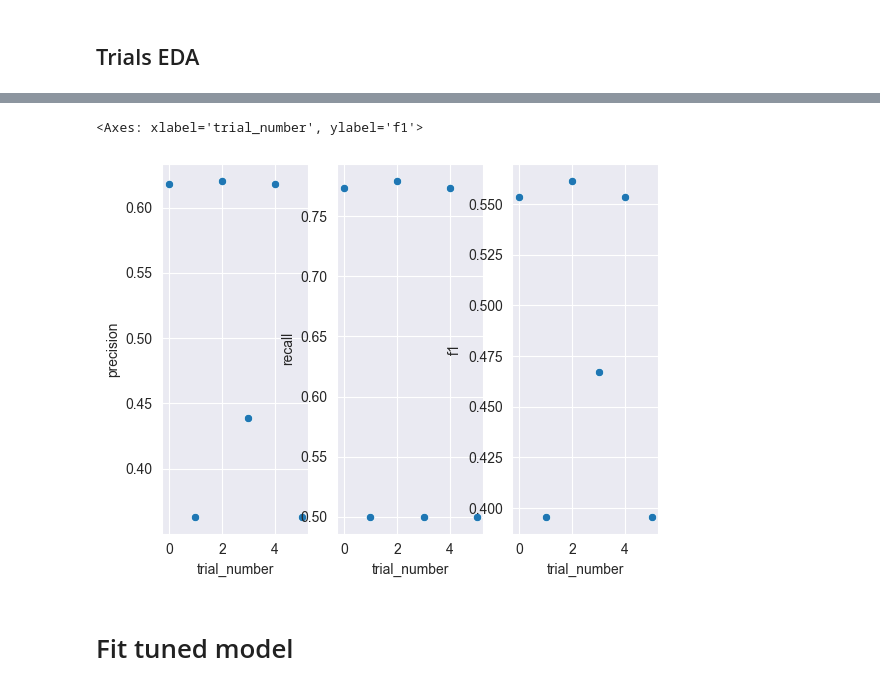
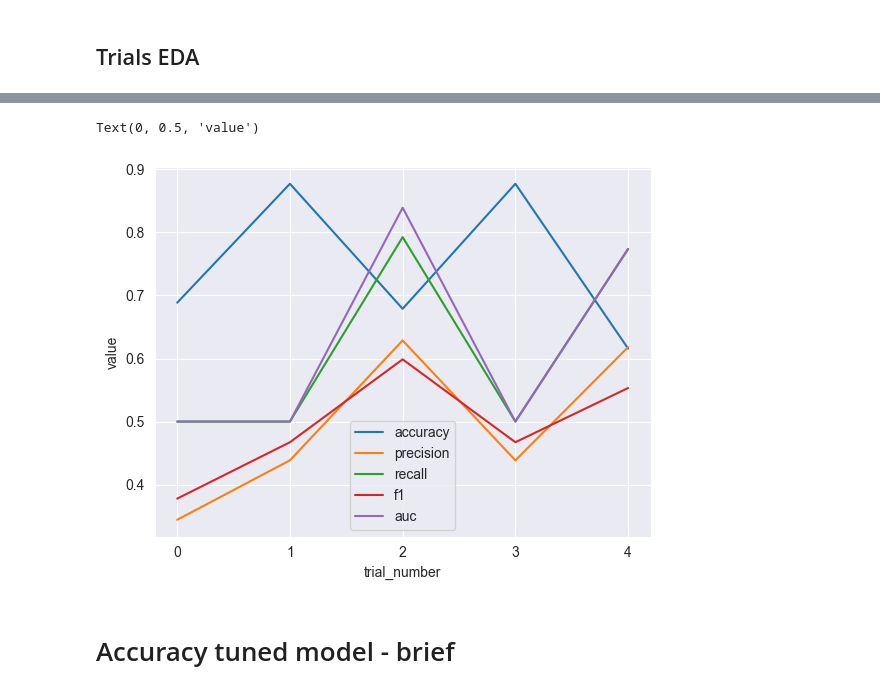
Before and after one commit to jzheng1995/Insurance-Cross-Sell, a Jupyter notebook: data/ISC_RF_tuning.ipynb, the cells around one changed output, grey strips where cells are left out. Saved outputs shown, nothing was run; the diff lists cells and outputs as text; code cells hidden in the pictures.

```diff
--- a/data/ISC_RF_tuning.ipynb
+++ b/data/ISC_RF_tuning.ipynb
@@ -477,13 +489,16 @@ sns.relplot(trials_df, x = "trial_number", y = "loss")
-# %%
-fig, axs = plt.subplots(ncols=3)
-sns.scatterplot(x="trial_number", y='precision', data=trials_df, ax=axs[0])
-sns.scatterplot(x="trial_number", y='recall', data=trials_df, ax=axs[1])
-sns.scatterplot(x="trial_number",y='f1', data=trials_df, ax=axs[2])
-# %% [output]
-<Axes: xlabel='trial_number', ylabel='f1'>
-[figure, removed]
+# %%
+trials_df['trial_number']  = trials_df['trial_number'].astype("int")
+# %%
+
+for i in ['accuracy','precision','recall','f1', 'auc']:
+    sns.lineplot(x="trial_number", y=i, data=trials_df, label = str(i))
+plt.xticks(range(0,5))
+plt.ylabel('value')
+# %% [output]
+Text(0, 0.5, 'value')
+[figure, added]
 # %% [markdown]
-# Fit tuned model
+# Accuracy tuned model - brief
 # %%
 best_params = best.copy()
 best_params.pop('criterion')
```
Also changed, not shown: parts of 26 cells of this notebook, 4 other files.
